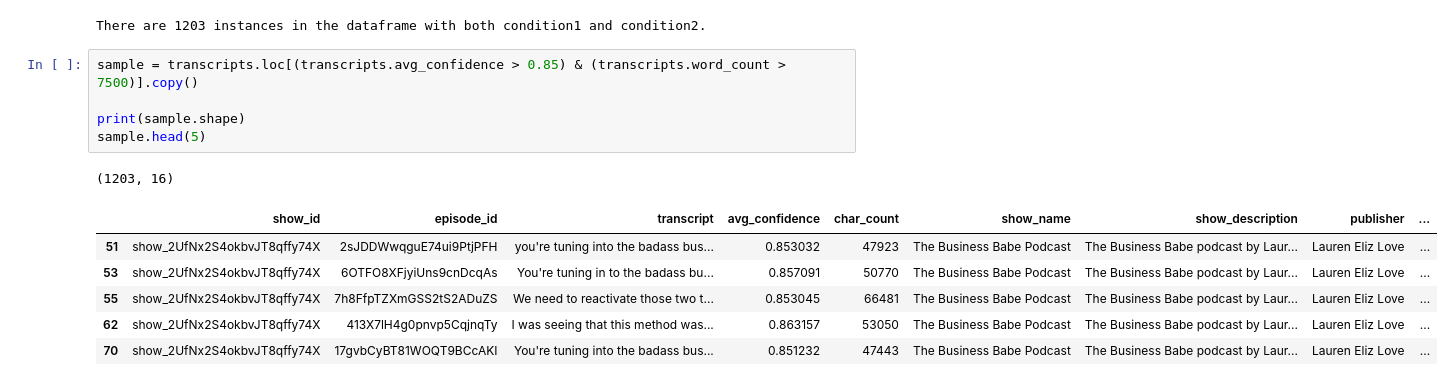
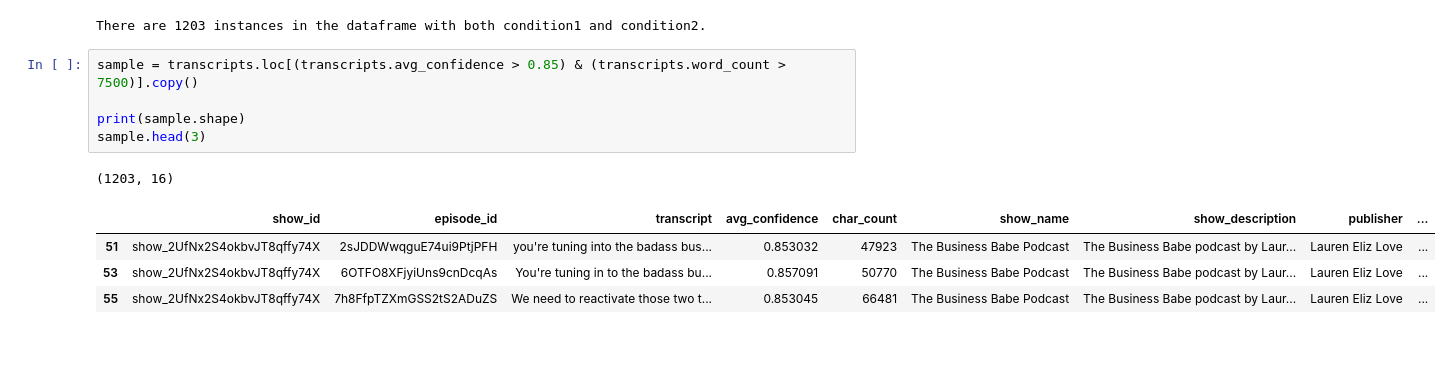
Before and after one commit to OskarMunck/Thesis, a Jupyter notebook: create_mini_sample.ipynb, the cells around one changed output. Cells and saved outputs as stored; diff of their text form; blank space fills up the shorter version.

Commit message:
Mini sample

```diff
--- a/create_mini_sample.ipynb
+++ b/create_mini_sample.ipynb
@@ -50,16 +51,14 @@ There are 1203 instances in the dataframe with both condition1 and condition2.
 # %%
 sample = transcripts.loc[(transcripts.avg_confidence > 0.85) & (transcripts.word_count > 7500)].copy()
 
 print(sample.shape)
-sample.head(5)
+sample.head(3)
 # %% [output]
 (1203, 16)
 |  | show_id | episode_id | transcript | avg_confidence | char_count | show_name | show_description | publisher | ... |
 | 51 | show_2UfNx2S4okbvJT8qffy74X | 2sJDDWwqguE74ui9PtjPFH | you're tuning into the badass bus... | 0.853032 | 47923 | The Business Babe Podcast | The Business Babe podcast by Laur... | Lauren Eliz Love | ... |
 | 53 | show_2UfNx2S4okbvJT8qffy74X | 6OTFO8XFjyiUns9cnDcqAs | You're tuning in to the badass bu... | 0.857091 | 50770 | The Business Babe Podcast | The Business Babe podcast by Laur... | Lauren Eliz Love | ... |
 | 55 | show_2UfNx2S4okbvJT8qffy74X | 7h8FfpTZXmGSS2tS2ADuZS | We need to reactivate those two t... | 0.853045 | 66481 | The Business Babe Podcast | The Business Babe podcast by Laur... | Lauren Eliz Love | ... |
-| 62 | show_2UfNx2S4okbvJT8qffy74X | 413X7lH4g0pnvp5CqjnqTy | I was seeing that this method was... | 0.863157 | 53050 | The Business Babe Podcast | The Business Babe podcast by Laur... | Lauren Eliz Love | ... |
-| 70 | show_2UfNx2S4okbvJT8qffy74X | 17gvbCyBT81WOQT9BCcAKI | You're tuning into the badass bus... | 0.851232 | 47443 | The Business Babe Podcast | The Business Babe podcast by Laur... | Lauren Eliz Love | ... |
 # %%
 sample.show_name.value_counts(normalize=True)
 # %% [output]
```
Also changed, not shown: parts of 24 cells of this notebook, 1 other file.
